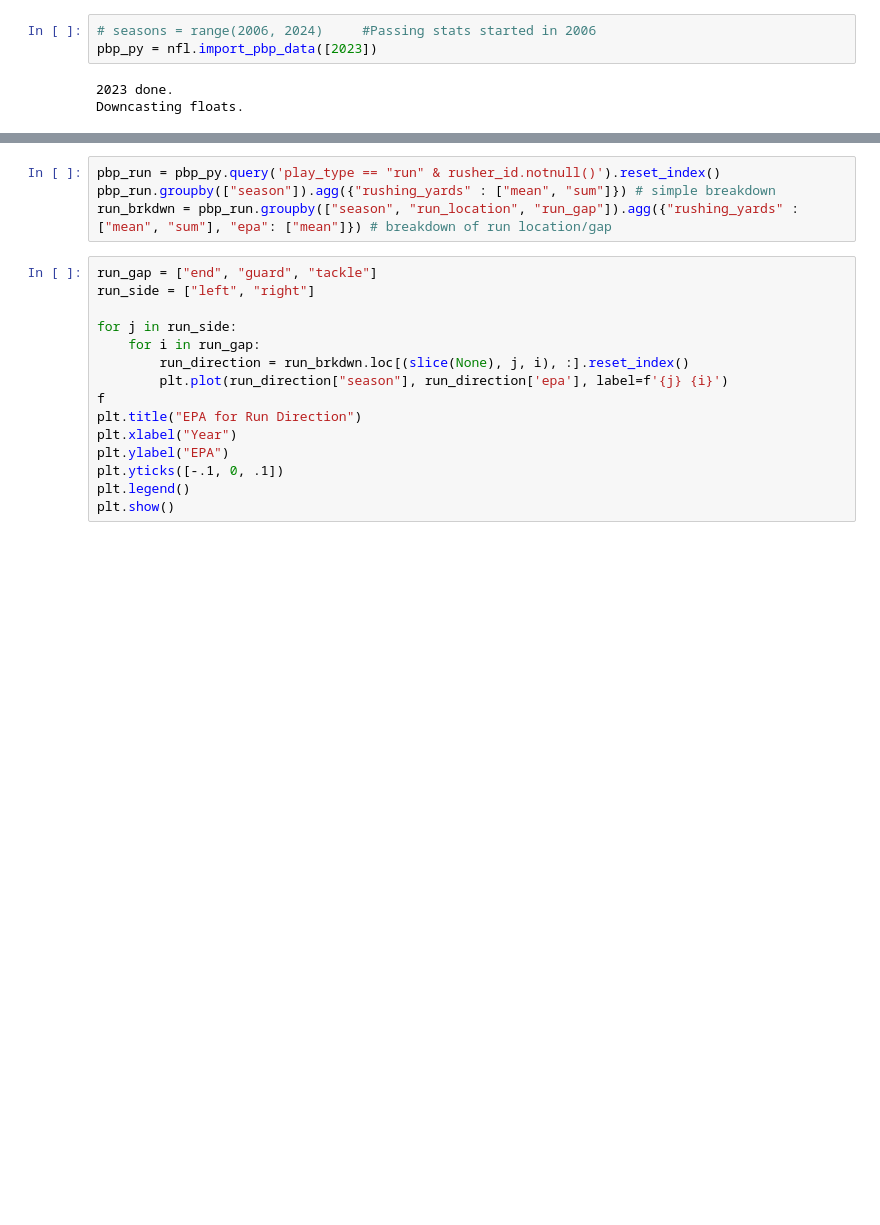
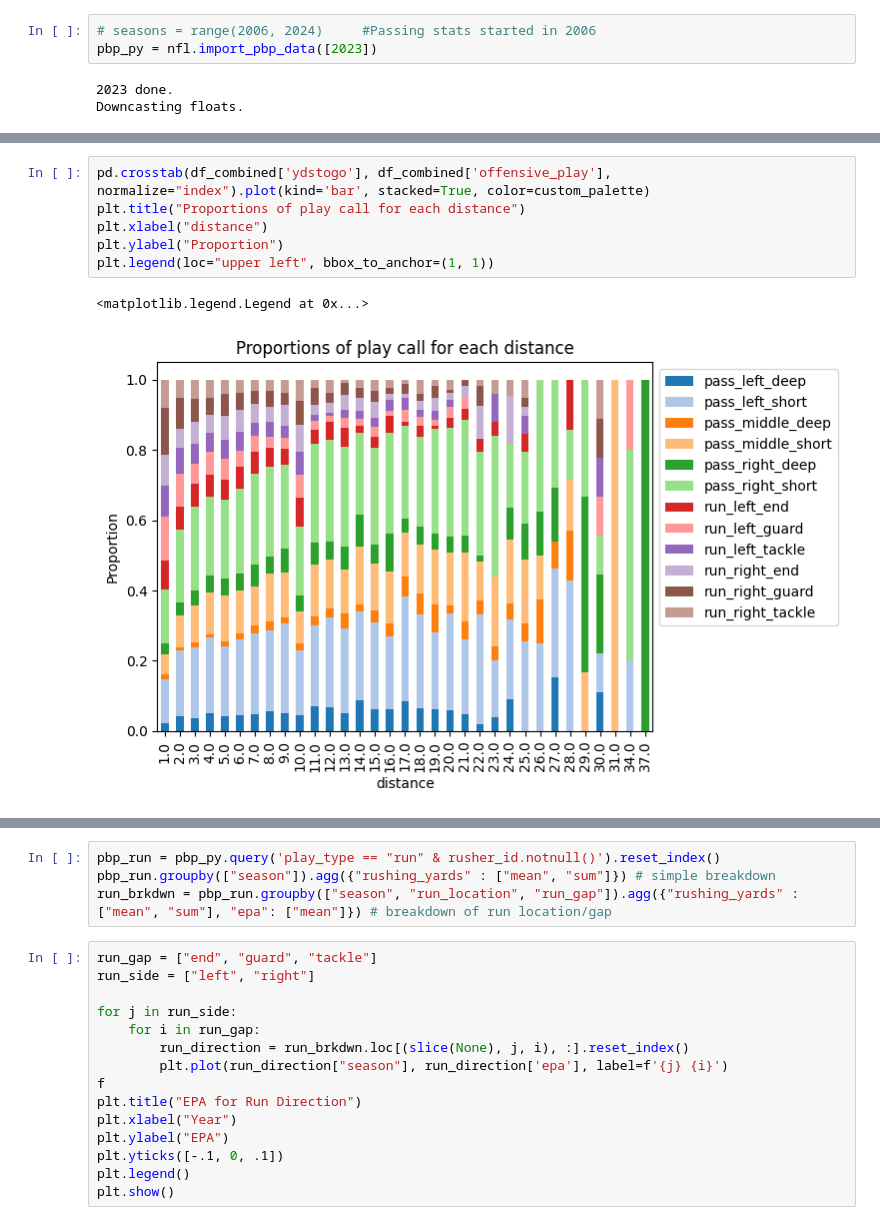
Before and after one commit to abonsted/CS426_Project, a Jupyter notebook: prelim_data_analysis.ipynb, the cells around one changed output, grey strips where cells are left out. Cells and saved outputs as stored; diff of their text form; blank space fills up the shorter version.

```diff
--- a/data.ipynb
+++ b/prelim_data_analysis.ipynb
@@ -34,0 +62,9 @@ defense_coverage_type
+# %%
+pd.crosstab(df_combined['ydstogo'], df_combined['offensive_play'], normalize="index").plot(kind='bar', stacked=True, color=custom_palette)
+plt.title("Proportions of play call for each distance")
+plt.xlabel("distance")
+plt.ylabel("Proportion")
+plt.legend(loc="upper left", bbox_to_anchor=(1, 1))
+# %% [output]
+<matplotlib.legend.Legend at 0x...>
+[figure, added]
```
Also changed, not shown: parts of 11 cells of this notebook.
